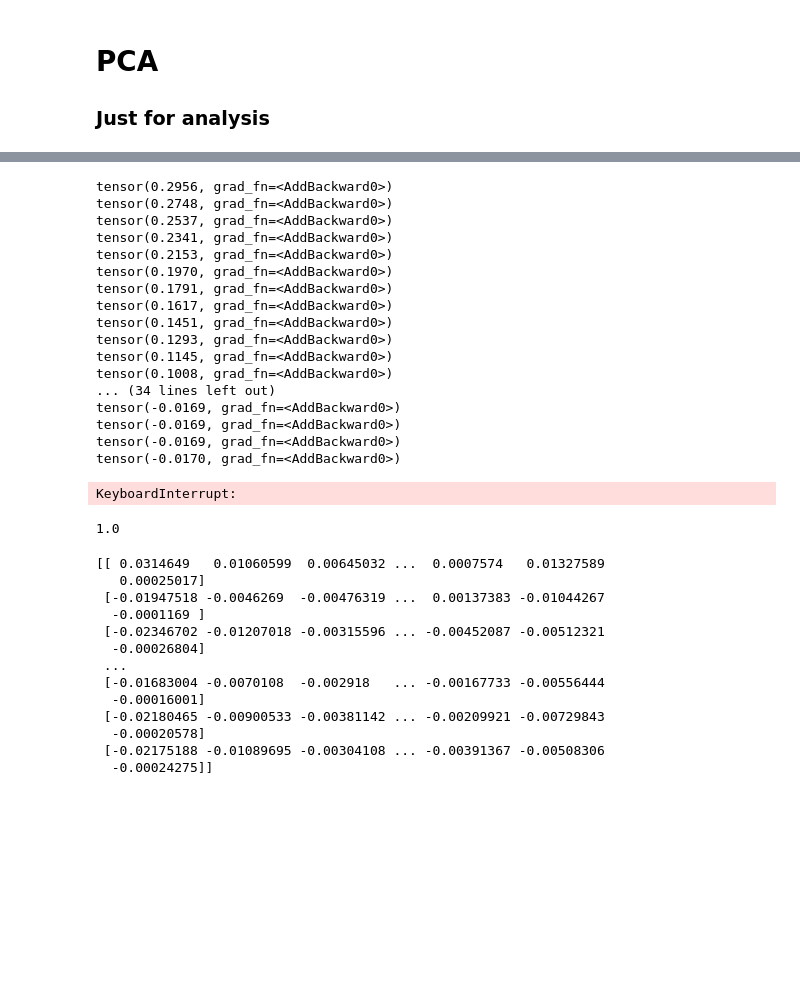
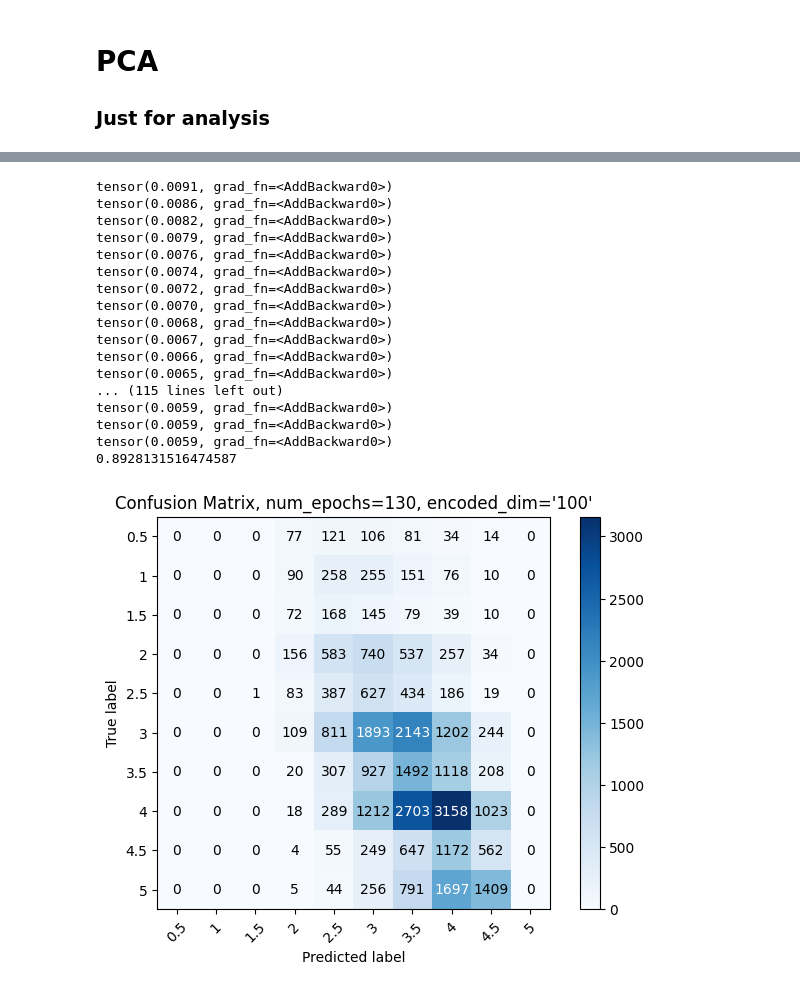
Before and after one commit to rs-benatti/collaborative_filter, a Jupyter notebook: data_visualization.ipynb, the cells around one changed output, grey strips where cells are left out. Cells and saved outputs as stored; diff of their text form; code cells hidden in the pictures; blank space fills up the shorter version.

```diff
--- a/data_visualization.ipynb
+++ b/data_visualization.ipynb
@@ -447,58 +426,42 @@ stacked_data shape: (810, 4980)
 # %%
-train_set = remapped_data/np.max(remapped_data) + np.min(train_set)
-encoded_dim = 32
+train_set = np.load('./dataset/ratings_train.npy')
+
+train_set[np.isnan(train_set)] = 0
+train_set = train_set/np.max(train_set)
+test_set = np.load('./dataset/ratings_test.npy')
+test_set[np.isnan(test_set)] = 0
+encoded_dim = 100
 input_size = train_set.shape
 hidden_size_row = 16
 hidden_size_col = 64
 model = deepMF.ParallelLayersModel(input_size, hidden_size_row, hidden_size_col, encoded_dim)
-optimizer = torch.optim.AdamW(model.parameters(), lr=0.001, weight_decay=0.0001)
+optimizer = torch.optim.AdamW(model.parameters(), lr=0.001, weight_decay=0.001)
 deepMF.train_model(model, optimizer, torch.FloatTensor(train_set), num_epochs=130, lambda_=0, mu_=0)
 predicted, _, _ = model(torch.FloatTensor(train_set), torch.FloatTensor(train_set).T)
-
-targets = train_set
+targets = test_set
 targets[np.isnan(targets)] = 0
 
 predictions = model.numpy_and_round(predicted)
 rmse_value = RMSE(targets, predictions)
 
 print(rmse_value)
 plot_cm(targets, predictions, model)
 # %% [output]
-tensor(0.2956, grad_fn=<AddBackward0>)
-tensor(0.2748, grad_fn=<AddBackward0>)
-tensor(0.2537, grad_fn=<AddBackward0>)
-tensor(0.2341, grad_fn=<AddBackward0>)
-tensor(0.2153, grad_fn=<AddBackward0>)
-tensor(0.1970, grad_fn=<AddBackward0>)
-tensor(0.1791, grad_fn=<AddBackward0>)
-tensor(0.1617, grad_fn=<AddBackward0>)
-tensor(0.1451, grad_fn=<AddBackward0>)
-tensor(0.1293, grad_fn=<AddBackward0>)
-tensor(0.1145, grad_fn=<AddBackward0>)
-tensor(0.1008, grad_fn=<AddBackward0>)
-... (34 lines left out)
-tensor(-0.0169, grad_fn=<AddBackward0>)
-tensor(-0.0169, grad_fn=<AddBackward0>)
-tensor(-0.0169, grad_fn=<AddBackward0>)
-tensor(-0.0170, grad_fn=<AddBackward0>)
+tensor(0.0091, grad_fn=<AddBackward0>)
+tensor(0.0086, grad_fn=<AddBackward0>)
+tensor(0.0082, grad_fn=<AddBackward0>)
+tensor(0.0079, grad_fn=<AddBackward0>)
+tensor(0.0076, grad_fn=<AddBackward0>)
+tensor(0.0074, grad_fn=<AddBackward0>)
+tensor(0.0072, grad_fn=<AddBackward0>)
+tensor(0.0070, grad_fn=<AddBackward0>)
+tensor(0.0068, grad_fn=<AddBackward0>)
+tensor(0.0067, grad_fn=<AddBackward0>)
+tensor(0.0066, grad_fn=<AddBackward0>)
+tensor(0.0065, grad_fn=<AddBackward0>)
+... (115 lines left out)
+tensor(0.0059, grad_fn=<AddBackward0>)
+tensor(0.0059, grad_fn=<AddBackward0>)
+tensor(0.0059, grad_fn=<AddBackward0>)
+0.8928131516474587
-KeyboardInterrupt:
+[figure, added]
-# %%
-print(np.max(train_set))
-# %% [output]
-1.0
-# %%
-print(train_set)
-# %% [output]
-[[ 0.0314649   0.01060599  0.00645032 ...  0.0007574   0.01327589
-   0.00025017]
- [-0.01947518 -0.0046269  -0.00476319 ...  0.00137383 -0.01044267
-  -0.0001169 ]
- [-0.02346702 -0.01207018 -0.00315596 ... -0.00452087 -0.00512321
-  -0.00026804]
- ...
- [-0.01683004 -0.0070108  -0.002918   ... -0.00167733 -0.00556444
-  -0.00016001]
- [-0.02180465 -0.00900533 -0.00381142 ... -0.00209921 -0.00729843
-  -0.00020578]
- [-0.02175188 -0.01089695 -0.00304108 ... -0.00391367 -0.00508306
-  -0.00024275]]
```
Also changed, not shown: parts of 4 cells of this notebook, 1 other file.
